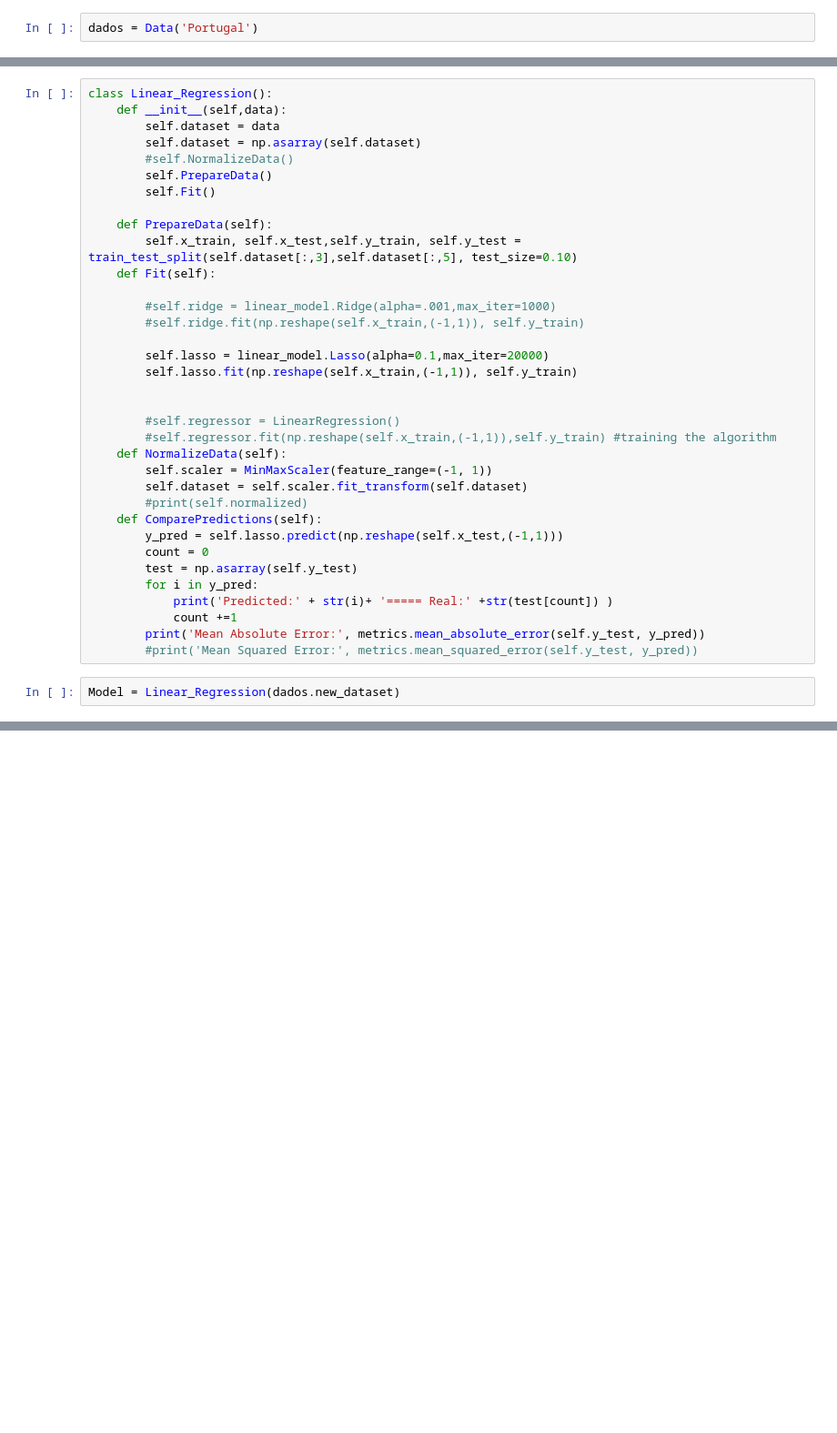
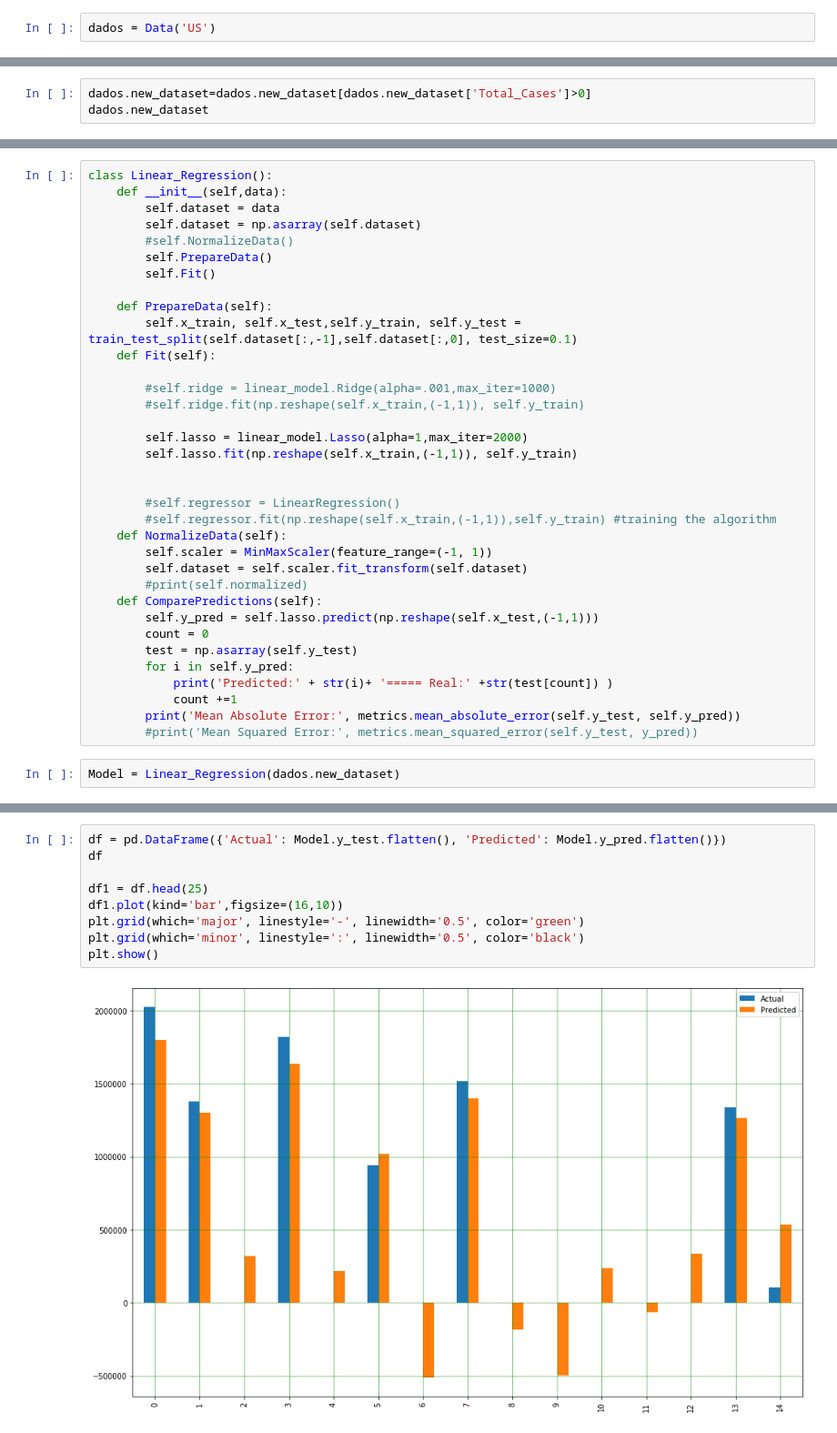
Before and after one commit to jpbsa98/Corona-Virus, a Jupyter notebook: TestesOutrosModelos.ipynb, the cells around one changed output, grey strips where cells are left out. Shown at 91% size. Cells and saved outputs as stored; diff of their text form; blank space fills up the shorter version.

```diff
--- a/TestesOutrosModelos.ipynb
+++ b/TestesOutrosModelos.ipynb
@@ -62,2 +96,2 @@ class Data():
 # %%
-dados = Data('Portugal')
+dados = Data('US')
@@ -79,0 +98,3 @@ dados.new_dataset
+# %%
+dados.new_dataset=dados.new_dataset[dados.new_dataset['Total_Cases']>0]
+dados.new_dataset
@@ -87,13 +122,13 @@ class Linear_Regression():
         self.Fit()
 
     def PrepareData(self):
-        self.x_train, self.x_test,self.y_train, self.y_test = train_test_split(self.dataset[:,3],self.dataset[:,5], test_size=0.10)
+        self.x_train, self.x_test,self.y_train, self.y_test = train_test_split(self.dataset[:,-1],self.dataset[:,0], test_size=0.1)
     def Fit(self):
 
         #self.ridge = linear_model.Ridge(alpha=.001,max_iter=1000)
         #self.ridge.fit(np.reshape(self.x_train,(-1,1)), self.y_train)
 
-        self.lasso = linear_model.Lasso(alpha=0.1,max_iter=20000)
+        self.lasso = linear_model.Lasso(alpha=1,max_iter=2000)
         self.lasso.fit(np.reshape(self.x_train,(-1,1)), self.y_train)
 
 
@@ -104,13 +139,13 @@ class Linear_Regression():
         self.dataset = self.scaler.fit_transform(self.dataset)
         #print(self.normalized)
     def ComparePredictions(self):
-        y_pred = self.lasso.predict(np.reshape(self.x_test,(-1,1)))
+        self.y_pred = self.lasso.predict(np.reshape(self.x_test,(-1,1)))
         count = 0
         test = np.asarray(self.y_test)
-        for i in y_pred:
+        for i in self.y_pred:
             print('Predicted:' + str(i)+ '===== Real:' +str(test[count]) )
             count +=1
-        print('Mean Absolute Error:', metrics.mean_absolute_error(self.y_test, y_pred))
+        print('Mean Absolute Error:', metrics.mean_absolute_error(self.y_test, self.y_pred))
         #print('Mean Squared Error:', metrics.mean_squared_error(self.y_test, y_pred))
 # %%
 Model = Linear_Regression(dados.new_dataset)
@@ -142,3 +177,14 @@ Mean Absolute Error: 184.3527942578116
+# %%
+df = pd.DataFrame({'Actual': Model.y_test.flatten(), 'Predicted': Model.y_pred.flatten()})
+df
+
+df1 = df.head(25)
+df1.plot(kind='bar',figsize=(16,10))
+plt.grid(which='major', linestyle='-', linewidth='0.5', color='green')
+plt.grid(which='minor', linestyle=':', linewidth='0.5', color='black')
+plt.show()
+# %% [output]
+[figure, added]
 # %%
 Model.y_test
 # %% [output]
```
Also changed, not shown: parts of 11 cells of this notebook, 2 other files.
